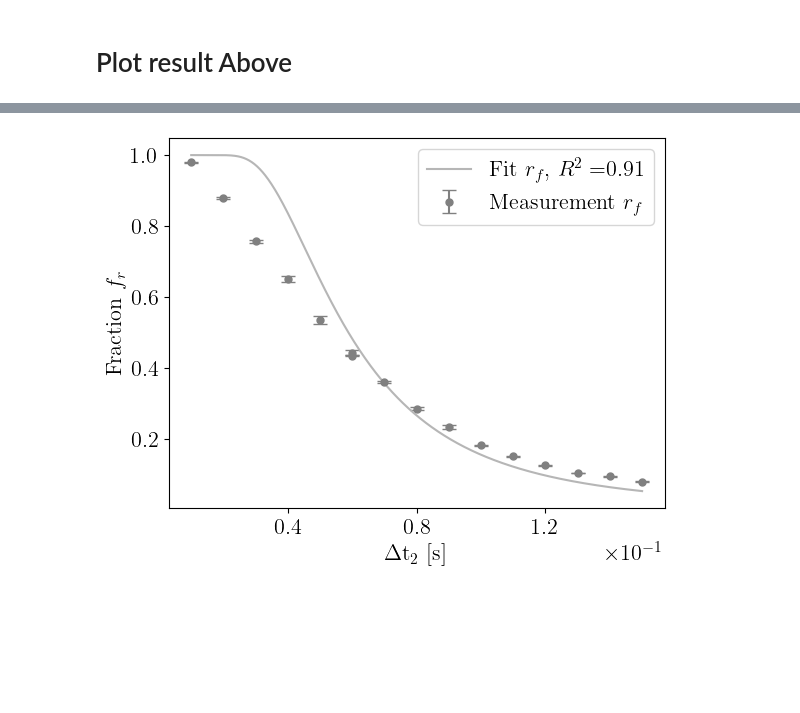
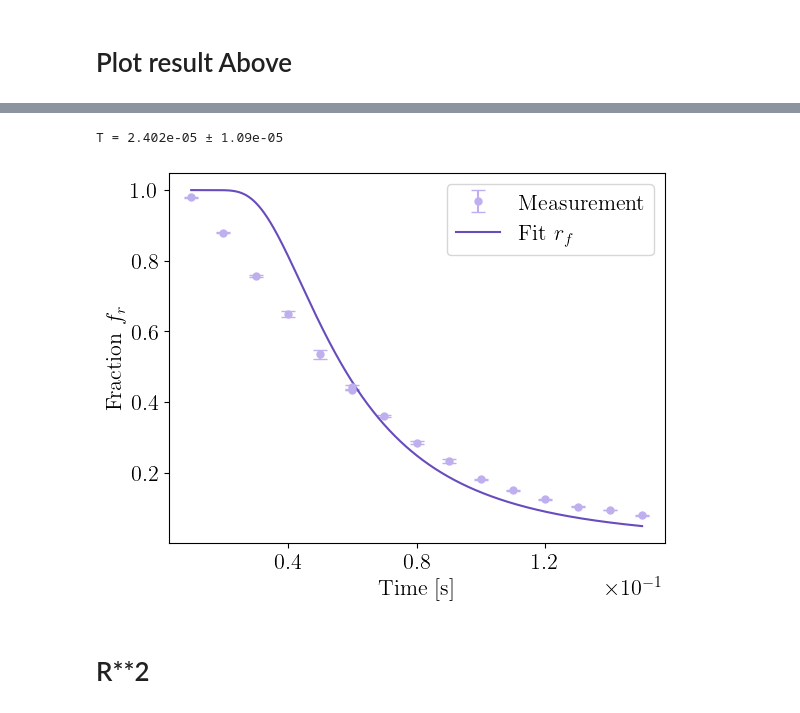
Before and after one commit to linuswespunibas/-BK-QuantumOptics, a Jupyter notebook: Experiment2/measurement temperature.ipynb, the cells around one changed output, grey strips where cells are left out. Saved outputs shown, nothing was run; the diff lists cells and outputs as text; code cells hidden in the pictures; blank space fills up the shorter version.

```diff
--- a/Experiment2/measurement temperature.ipynb
+++ b/Experiment2/measurement temperature.ipynb
@@ -540,12 +491,67 @@ T  = 9.753e-05 ± 5.3e-03 K
+# %%
+# Monte Carlo sampling
+
+from scipy.optimize import curve_fit
+import numpy as np
+
+Rc_nominal = 0.42e-2  # m
+Rc_std = 0.1e-2       # m
+n_samples = 500
+T_fit_values = []
+
+for _ in range(n_samples):
+    Rc_sample = np.random.normal(Rc_nominal, Rc_std)
+
+    def model(t, T):  # <== must accept two arguments: x and fit parameter(s)
+        m = 85.47 * const.atomic_mass
+        vc = Rc_sample / t
+        vt = np.sqrt(2 * const.k * T / m)
+        term1 = - (2 * np.exp(- vc**2 / vt**2) * vc) / (np.sqrt(np.pi) * vt)
+        term2 = erf(vc / vt)
+        return term1 + term2
+
+    initial_guess = [1e-4]  # Rc, T
+
+
+    popt, pcov = curve_fit(model, x_data, y_data, p0=initial_guess, sigma=y_err, absolute_sigma=True)
+    T_fit_values.append(popt[0])
+
+T_fit_values = np.array(T_fit_values)
+T_mean = np.mean(T_fit_values)
+T_std = np.std(T_fit_values)
+
+print(f"T = {T_mean:.3e} ± {T_std:.3g}")
+# %% [output]
+T = 2.402e-05 ± 1.09e-05
+# %%
+cols3 = ["#DCD0FF", "#BFAFEF", "#A28EDE", "#856DCE", "#684BBD"] # nice
 # %%
-data_with_errors = [
-    [x_data, y_data, y_err, r"Measurement $r_f$", cols[0], ""],
+fitted_params = [0.42e-2, 2.35e-05]
+
+def fraction_of_atoms_FORPLOT(t, Rc, T):
+    m = 85.47 * const.atomic_mass
+    vc = Rc / t
+    vt = np.sqrt(2 * const.k * T / m)
+    term1 = - (2 * np.exp(- vc**2 / vt**2) * vc) / (np.sqrt(np.pi) * vt)
+    term2 = erf(vc / vt)
+    return term1 + term2
+
+
+y_fit_2 = fraction_of_atoms_FORPLOT(t_fit, *fitted_params)
+
+
+data_with_fits =[
+    # [t_fit, y_fit, r"Fit $r_f$, $R^{2} = $"f"{r_squared:.2f}", cols3[2], "-", ""],
+    [t_fit, y_fit_2, r"Fit $r_f$"f"", cols3[-1], "-", ""],
+
 ]
 
-data_with_fits =[
-    [t_fit, y_fit, r"Fit $r_f$, $R^{2} = $"f"{r_squared:.2f}", cols[2], "-", ""],
+data_with_errors = [
+    [x_data, y_data, y_err, r"Measurement", cols3[1], ""],
 ]
 
-p_func.one_axis__N_Y_with_error_bars__with_N_fits(data_with_errors, data_with_fits, name_x=r"$\Delta$t$_2$ [s]", name_y="Fraction $f_r$", plot_title="", filename_to_save="nopdf", marker_type="o", marker_size="5", capsize_errorbars=5, alpha_data=1.0, font_size=16, offset_text_size=16, legend_size=16, legend_local="best", x_ticks_limit=5)
+p_func.one_axis__N_Y_with_error_bars__with_N_fits(data_with_errors, data_with_fits, name_x=r"Time [s]", name_y="Fraction $f_r$", plot_title="", filename_to_save="../Figures/results_temperature", marker_type="o", marker_size="5", capsize_errorbars=5, alpha_data=1.0, font_size=16, offset_text_size=16, legend_size=16, legend_local="best", x_ticks_limit=5)
 # %% [output]
-[figure, old version]
+[figure, new version]
+# %% [markdown]
+# R**2
```
Also changed, not shown: parts of 9 cells of this notebook, 18 other files.
